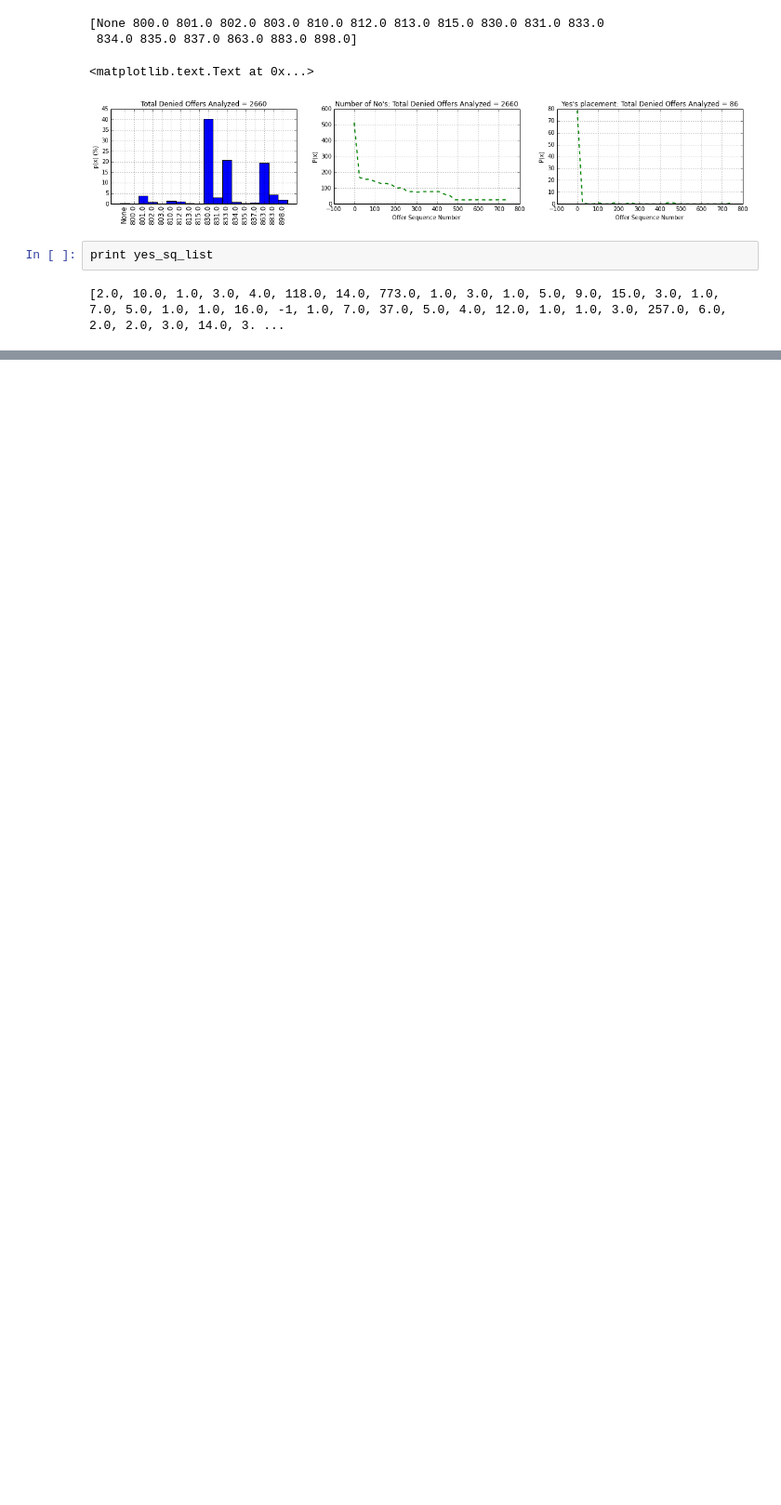
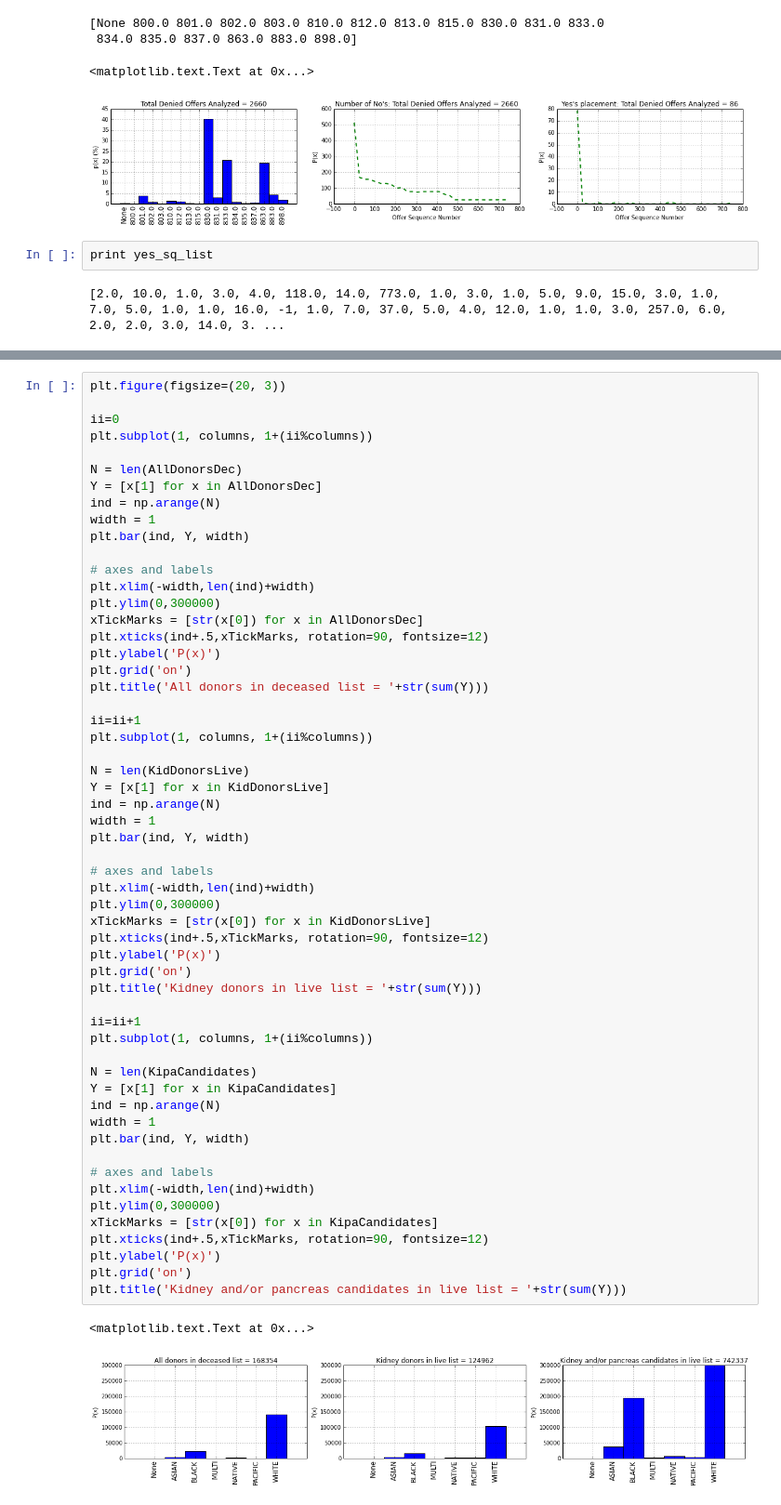
Before and after one commit to leloss/SRTR_OrganAllocation, a Jupyter notebook: OrganAllocationProject.ipynb, the cells around one changed output, grey strips where cells are left out. Shown at 93% size. Saved outputs shown, nothing was run; the diff lists cells and outputs as text; blank space fills up the shorter version.

```diff
--- a/OrganAllocationProject.ipynb
+++ b/OrganAllocationProject.ipynb
@@ -854,0 +952,59 @@ print yes_sq_list
+# %%
+plt.figure(figsize=(20, 3))
+
+ii=0
+plt.subplot(1, columns, 1+(ii%columns))
+
+N = len(AllDonorsDec)
+Y = [x[1] for x in AllDonorsDec]
+ind = np.arange(N)
+width = 1
+plt.bar(ind, Y, width)
+
+# axes and labels
+plt.xlim(-width,len(ind)+width)
+plt.ylim(0,300000)
+xTickMarks = [str(x[0]) for x in AllDonorsDec]
+plt.xticks(ind+.5,xTickMarks, rotation=90, fontsize=12)
+plt.ylabel('P(x)')
+plt.grid('on')
+plt.title('All donors in deceased list = '+str(sum(Y)))
+
+ii=ii+1
+plt.subplot(1, columns, 1+(ii%columns))
+
+N = len(KidDonorsLive)
+Y = [x[1] for x in KidDonorsLive]
+ind = np.arange(N)
+width = 1
+plt.bar(ind, Y, width)
+
+# axes and labels
+plt.xlim(-width,len(ind)+width)
+plt.ylim(0,300000)
+xTickMarks = [str(x[0]) for x in KidDonorsLive]
+plt.xticks(ind+.5,xTickMarks, rotation=90, fontsize=12)
+plt.ylabel('P(x)')
+plt.grid('on')
+plt.title('Kidney donors in live list = '+str(sum(Y)))
+
+ii=ii+1
+plt.subplot(1, columns, 1+(ii%columns))
+
+N = len(KipaCandidates)
+Y = [x[1] for x in KipaCandidates]
+ind = np.arange(N)
+width = 1
+plt.bar(ind, Y, width)
+
+# axes and labels
+plt.xlim(-width,len(ind)+width)
+plt.ylim(0,300000)
+xTickMarks = [str(x[0]) for x in KipaCandidates]
+plt.xticks(ind+.5,xTickMarks, rotation=90, fontsize=12)
+plt.ylabel('P(x)')
+plt.grid('on')
+plt.title('Kidney and/or pancreas candidates in live list = '+str(sum(Y)))
+# %% [output]
+<matplotlib.text.Text at 0x...>
+[figure, added]
```
Also changed, not shown: parts of 7 cells of this notebook.
